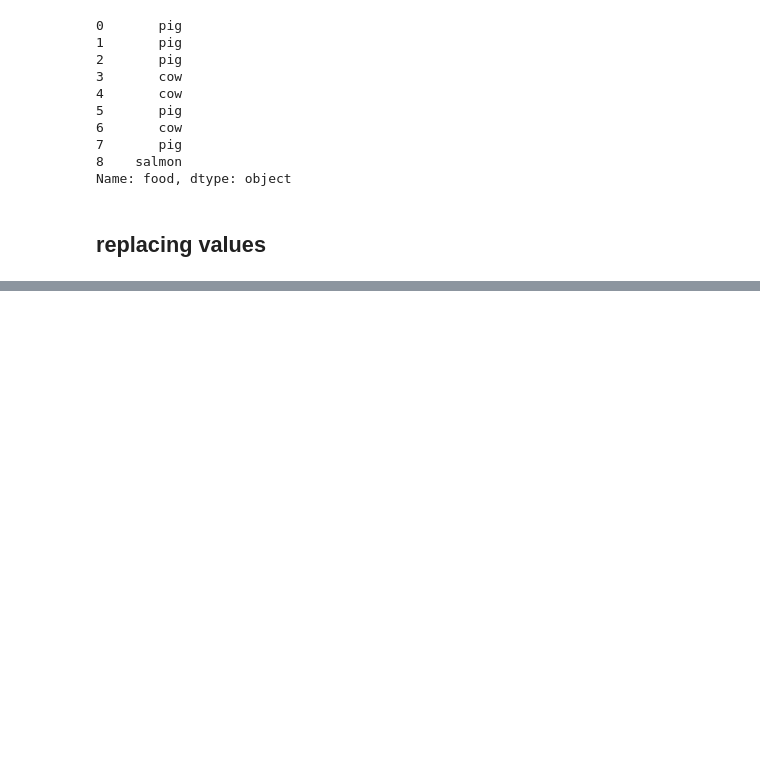
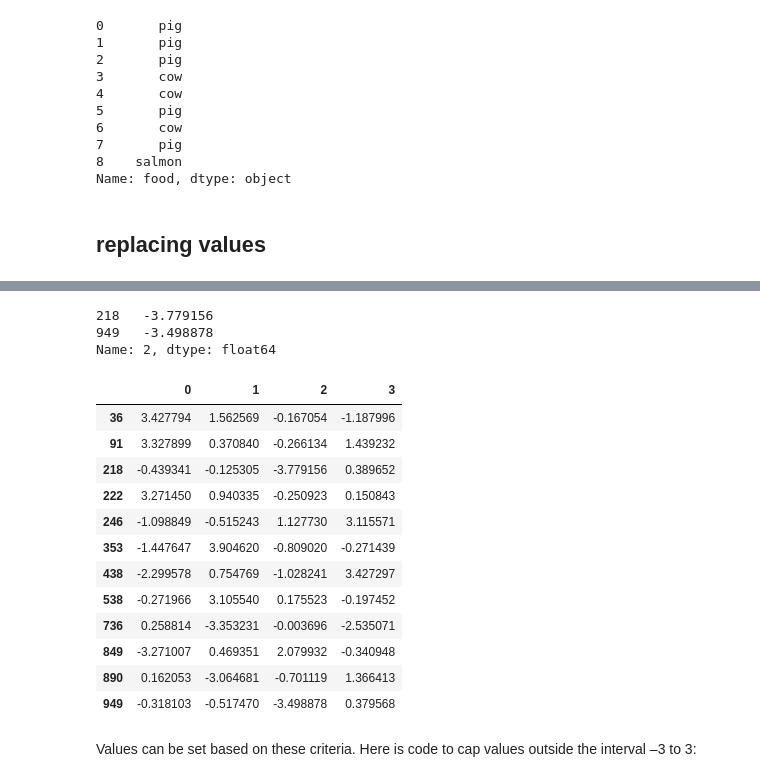
Before and after one commit to Zlisu/Notes, a Jupyter notebook: Python for Data Analysis/Ch 7.ipynb, the cells around one changed output, grey strips where cells are left out. Saved outputs shown, nothing was run; the diff lists cells and outputs as text; code cells hidden in the pictures; blank space fills up the shorter version.

```diff
--- a/Python for Data Analysis/Ch 7.ipynb
+++ b/Python for Data Analysis/Ch 7.ipynb
@@ -412,0 +622,2 @@ Name: food, dtype: object
+# %%
+data = pd.DataFrame(np.random.randn(1000, 4))
@@ -412,0 +636,29 @@ Name: food, dtype: object
+# %%
+# find values in one of the columns exceeding 3 in absolute value:
+
+col = data[2]
+col[np.abs(col) > 3]
+# %% [output]
+218   -3.779156
+949   -3.498878
+Name: 2, dtype: float64
+# %%
+# select all rows having a value exceeding 3 or –3
+
+data[(np.abs(data) > 3).any(1)]
+# %% [output]
+|  | 0 | 1 | 2 | 3 |
+| 36 | 3.427794 | 1.562569 | -0.167054 | -1.187996 |
+| 91 | 3.327899 | 0.370840 | -0.266134 | 1.439232 |
+| 218 | -0.439341 | -0.125305 | -3.779156 | 0.389652 |
+| 222 | 3.271450 | 0.940335 | -0.250923 | 0.150843 |
+| 246 | -1.098849 | -0.515243 | 1.127730 | 3.115571 |
+| 353 | -1.447647 | 3.904620 | -0.809020 | -0.271439 |
+| 438 | -2.299578 | 0.754769 | -1.028241 | 3.427297 |
+| 538 | -0.271966 | 3.105540 | 0.175523 | -0.197452 |
+| 736 | 0.258814 | -3.353231 | -0.003696 | -2.535071 |
+| 849 | -3.271007 | 0.469351 | 2.079932 | -0.340948 |
+| 890 | 0.162053 | -3.064681 | -0.701119 | 1.366413 |
+| 949 | -0.318103 | -0.517470 | -3.498878 | 0.379568 |
+# %% [markdown]
+Values can be set based on these criteria. Here is code to cap values outside the interval –3 to 3:
```
Also changed, not shown: parts of 84 cells of this notebook.
